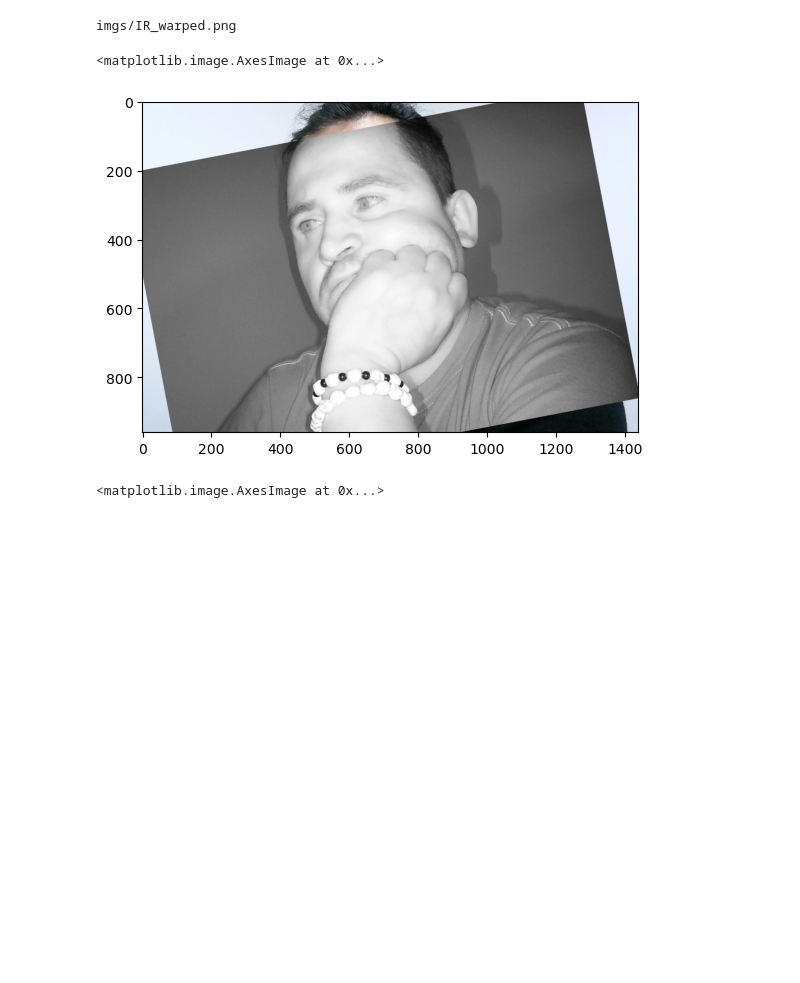
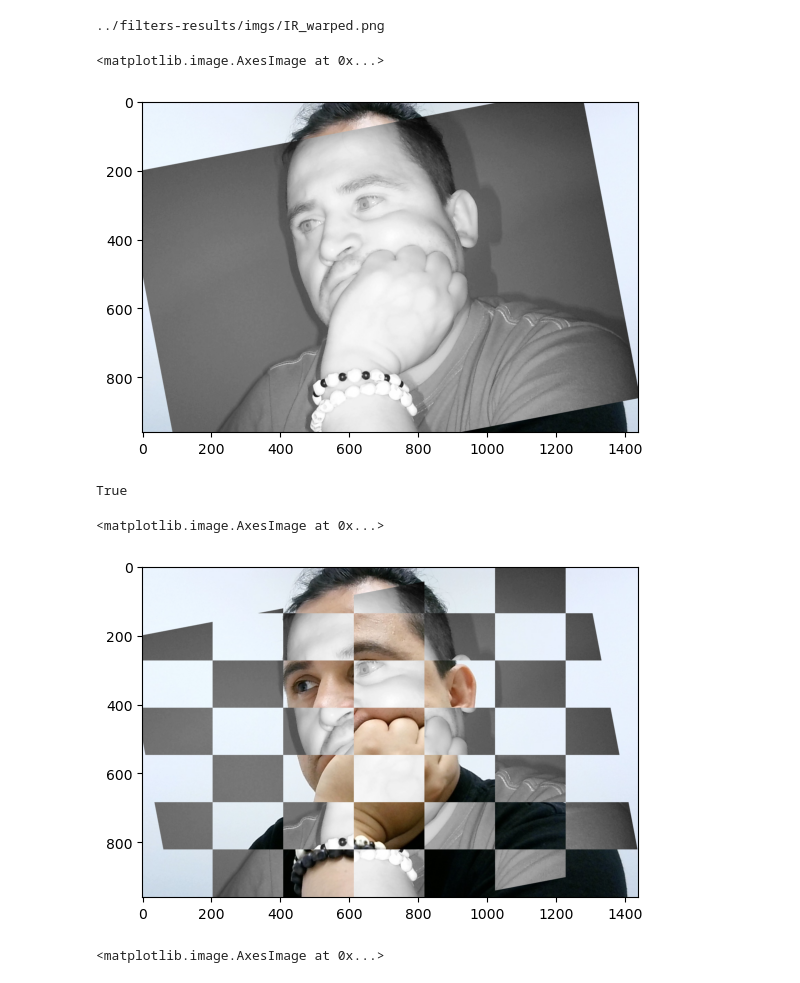
Before and after one commit to elivasquezhdz/image-filters, a Jupyter notebook: boxes.ipynb, the cells around one changed output. Saved outputs shown, nothing was run; the diff lists cells and outputs as text; code cells hidden in the pictures; blank space fills up the shorter version.

```diff
--- a/boxes.ipynb
+++ b/boxes.ipynb
@@ -39,7 +39,7 @@ def split_image_into_grids(image, N):
     return grids
 # %%
 #imgs_folder = "imgs_plants"
-imgs_folder = "imgs"
+imgs_folder  = '../filters-results/imgs'
 f = "Photo on 7-1-25 at 5.13 PM.JPG" #IR
 #f = "Photo on 7-1-25 at 5.11 PM #2.JPG" #RGB
 f = "IR_warped.png"
@@ -50,7 +50,7 @@ img = cv2.imread(i)
 img_rgb = cv2.cvtColor(img,cv2.COLOR_BGR2RGB)
 plt.imshow(img_rgb)
 # %% [output]
-imgs/IR_warped.png
+../filters-results/imgs/IR_warped.png
 <matplotlib.image.AxesImage at 0x...>
 [figure]
 # %%
@@ -65,7 +65,7 @@ i = os.path.join(imgs_folder,f)
 ir = img = cv2.imread(i)
 ir_rgb = cv2.cvtColor(img,cv2.COLOR_BGR2RGB)
 # %%
-SIDE = 251
+SIDE = 7
 ir_cells = split_image_into_grids(ir_rgb, SIDE)
 noir_cells = split_image_into_grids(noir_rgb, SIDE)
 combined = []
@@ -80,6 +80,19 @@ for h in sq:
     v.append(np.hstack(h))
 
 j = np.vstack(v)
+# %%
+j_bgr = cv2.cvtColor(j,cv2.COLOR_RGB2BGR)
+out_folder  = '../filters-results/boxes'
+outf =  f"Boxed_{SIDE}_{f}"
+of = os.path.join(out_folder, outf)
+cv2.imwrite(of, j_bgr)
+# %% [output]
+True
+# %%
+plt.imshow(j)
+# %% [output]
+<matplotlib.image.AxesImage at 0x...>
+[figure, added]
 # %%
 plt.imshow(j)
 # %% [output]
```
Also changed, not shown: 2 other files.
